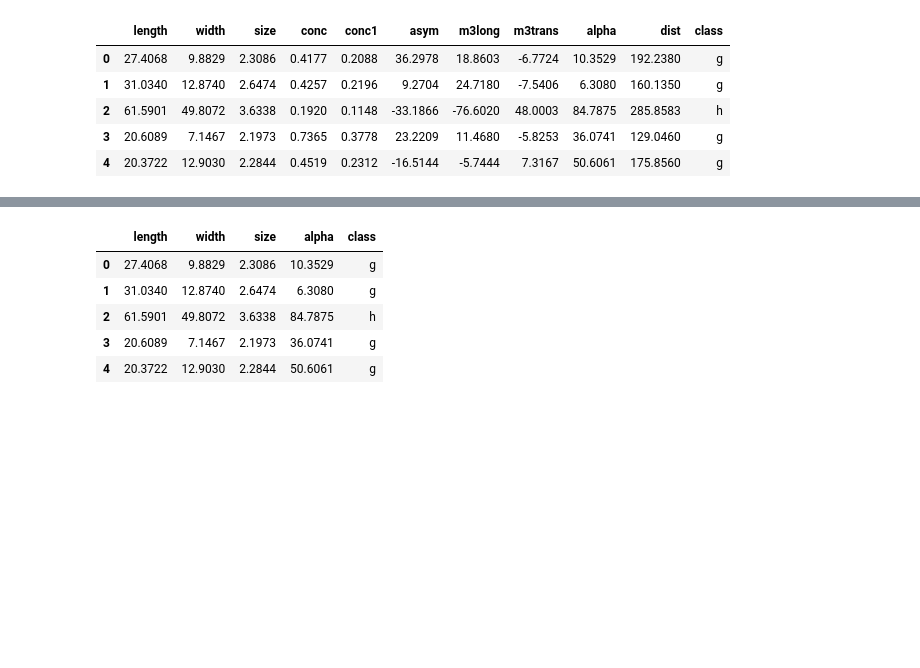
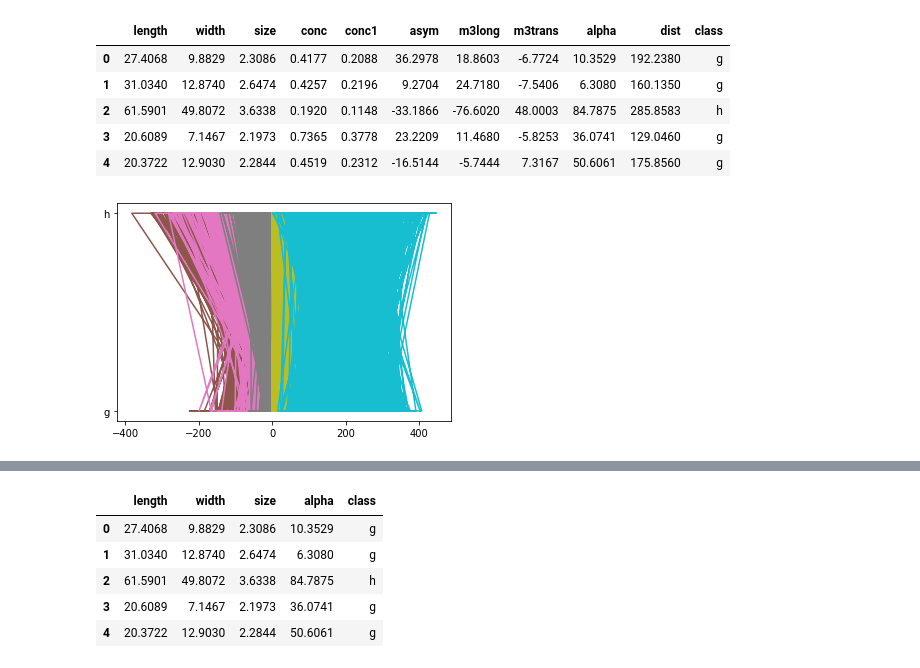
Before and after one commit to GeorgeAmgad/MAGIC-Gamma-Telescope-data-set-classification, a Jupyter notebook: main_jupyter.ipynb, the cells around one changed output, grey strips where cells are left out. Drawn from its saved outputs; the diff is of its cells as text; code cells hidden in the pictures; blank space fills up the shorter version.

```diff
--- a/main_jupyter.ipynb
+++ b/main_jupyter.ipynb
@@ -29,3 +32,8 @@ data.head()
 | 2 | 61.5901 | 49.8072 | 3.6338 | 0.1920 | 0.1148 | -33.1866 | -76.6020 | 48.0003 | 84.7875 | 285.8583 | h |
 | 3 | 20.6089 | 7.1467 | 2.1973 | 0.7365 | 0.3778 | 23.2209 | 11.4680 | -5.8253 | 36.0741 | 129.0460 | g |
 | 4 | 20.3722 | 12.9030 | 2.2844 | 0.4519 | 0.2312 | -16.5144 | -5.7444 | 7.3167 | 50.6061 | 175.8560 | g |
+# %%
+plt.plot(X,Y)
+plt.show()
+# %% [output]
+[figure, added]
```
Also changed, not shown: parts of 15 cells of this notebook.
